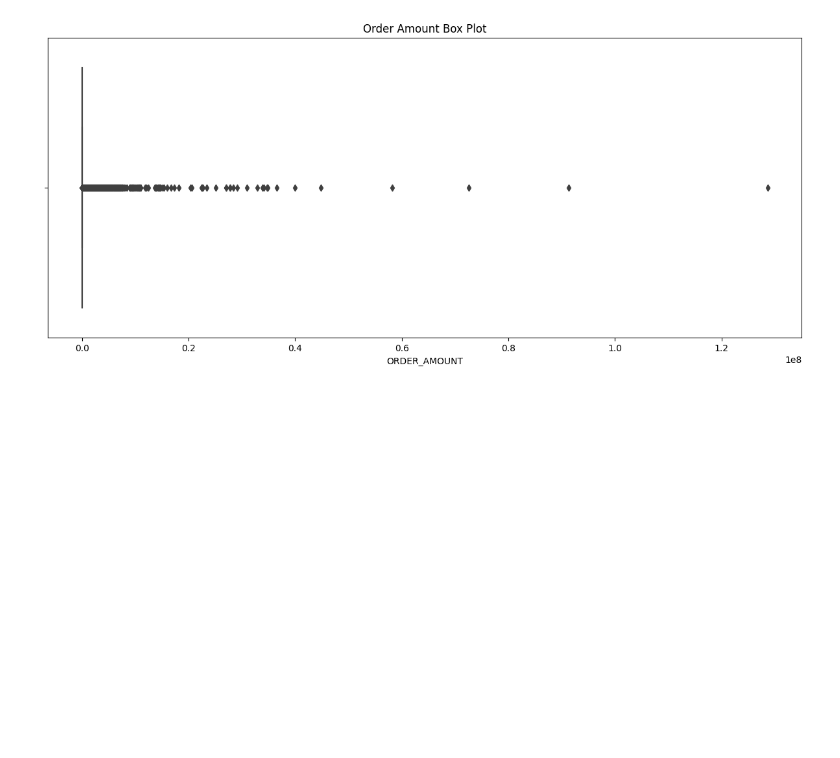
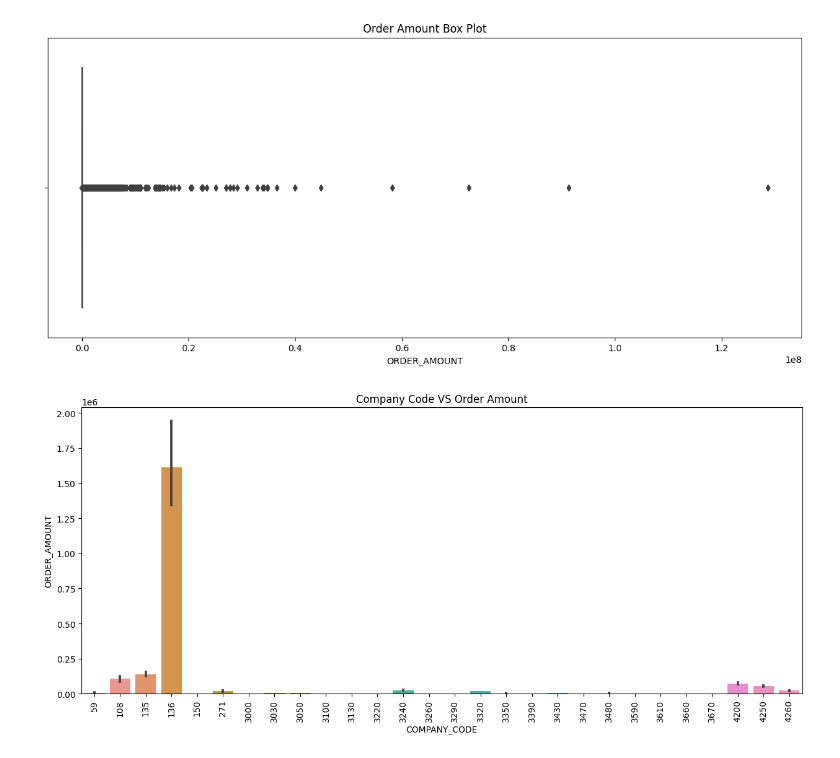
Before and after one commit to pratayyy/Order-Amount-Prediction, a Jupyter notebook: Order_Amount_Prediction.ipynb, the cells around one changed output. Saved outputs shown, nothing was run; the diff lists cells and outputs as text; code cells hidden in the pictures; blank space fills up the shorter version.

```diff
--- a/Order_Amount_Prediction.ipynb
+++ b/Order_Amount_Prediction.ipynb
@@ -285,3 +285,11 @@ plt.title('Order Amount Box Plot')
 plt.show()
 # %% [output]
 [figure]
+# %%
+plt.figure(figsize = (15, 6))
+sns.barplot(x = df['COMPANY_CODE'], y = df['ORDER_AMOUNT'], data = df)
+plt.xticks(rotation = 'vertical')
+plt.title('Company Code VS Order Amount')
+plt.show()
+# %% [output]
+[figure, added]
```
Also changed, not shown: parts of 27 cells of this notebook.
